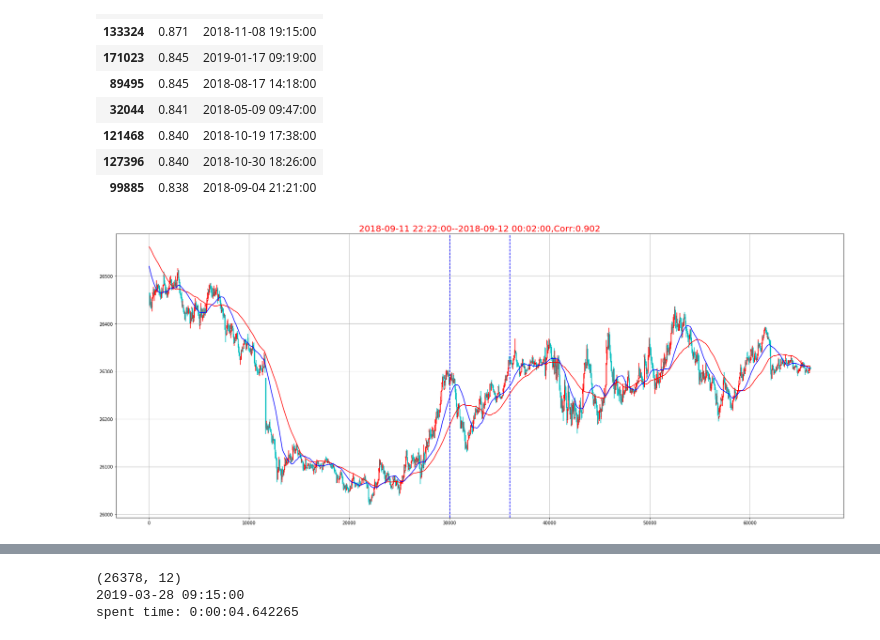
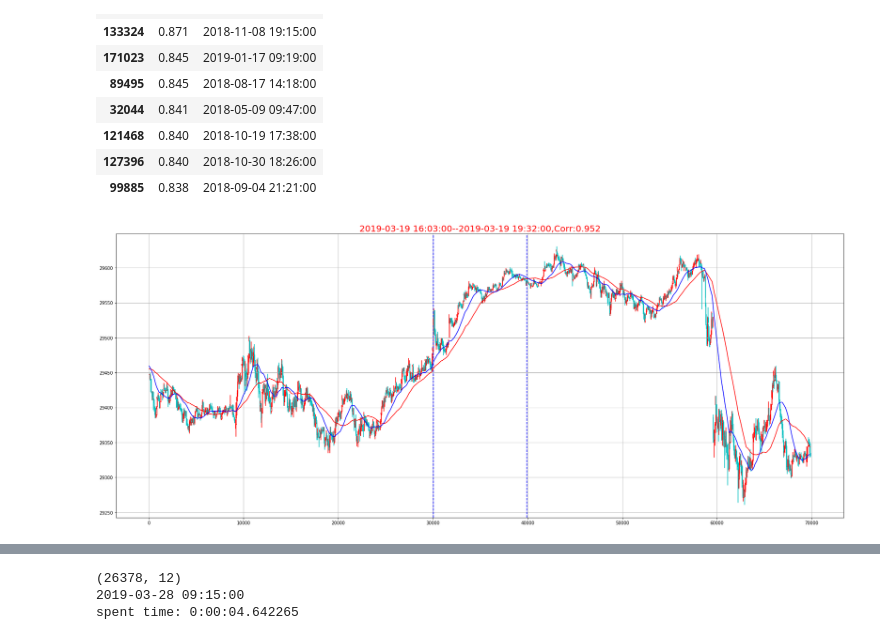
Before and after one commit to che7611/test2, a Jupyter notebook: TestK.ipynb, the cells around one changed output, grey strips where cells are left out. Cells and saved outputs as stored; diff of their text form; code cells hidden in the pictures.

```diff
--- a/TestK.ipynb
+++ b/TestK.ipynb
@@ -80,6 +90,6 @@ spent time: 0:01:56.646671
 | 127396 | 0.840 | 2018-10-30 18:26:00 |
 | 99885 | 0.838 | 2018-09-04 21:21:00 |
 # %%
-sa2.DrawNo(0,add1=500,add2=500)
+sa1.DrawNo(0,add1=500,add2=500)
 # %% [output]
-[figure, old version]
+[figure, new version]
```
Also changed, not shown: parts of 4 cells of this notebook, 2 other files.
